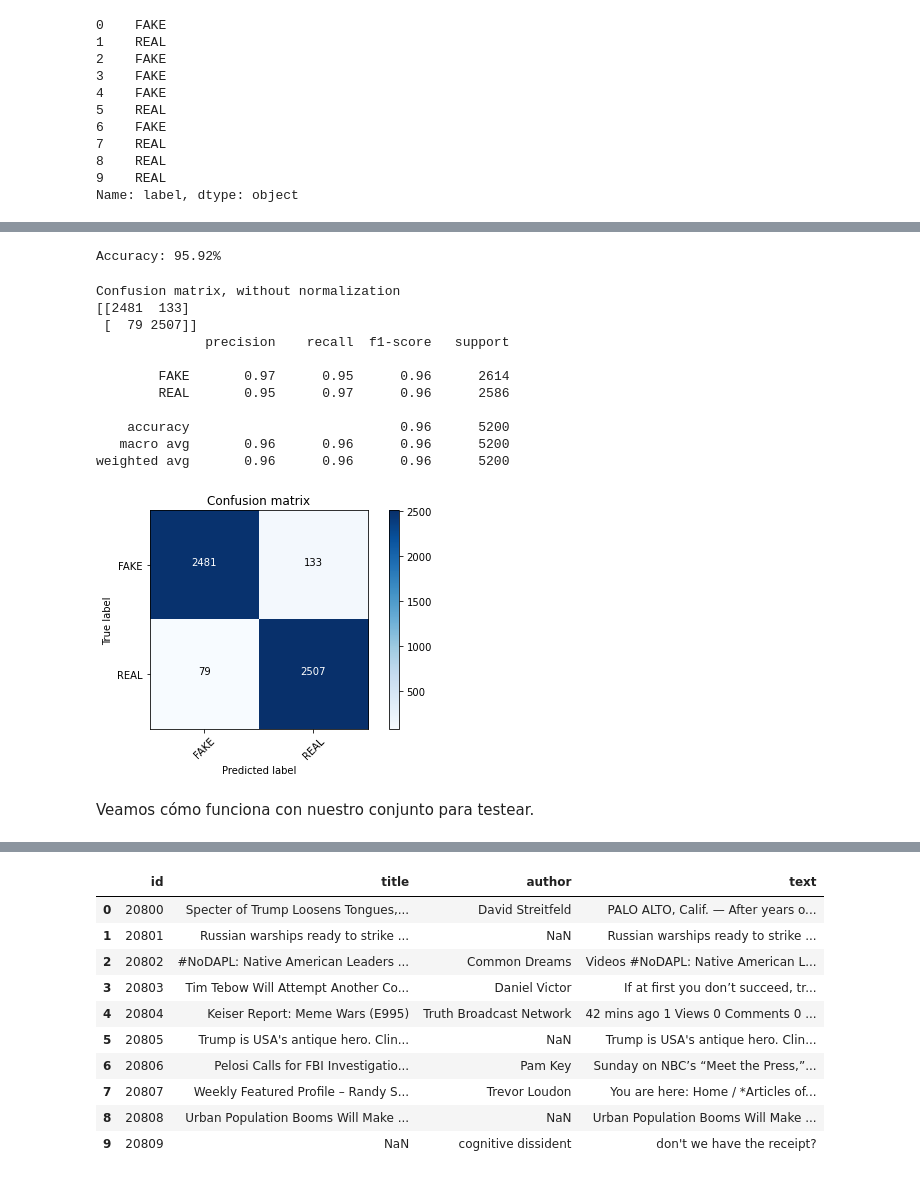
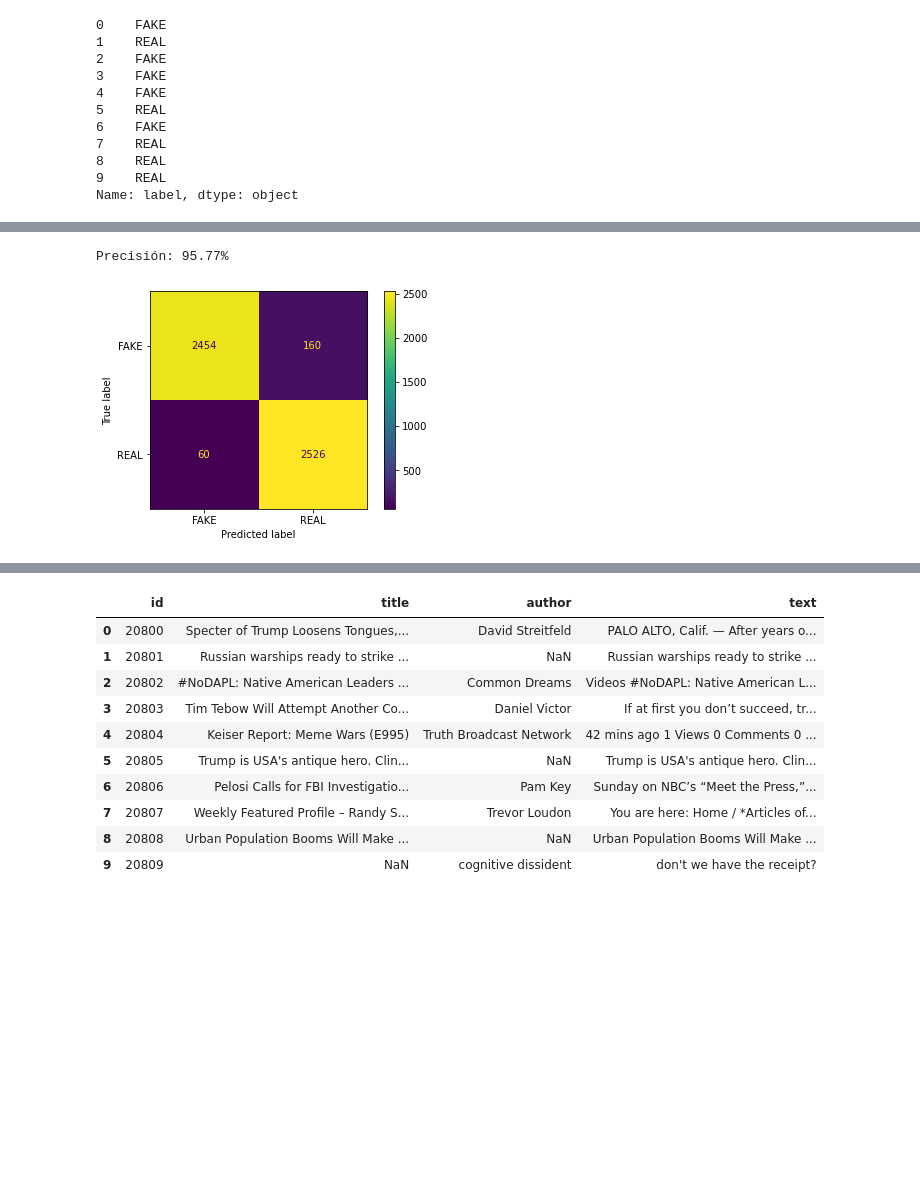
Before and after one commit to taniarubi/redes-neuronales, a Jupyter notebook: proyecto/proyecto1/src/proyecto1.ipynb, the cells around one changed output, grey strips where cells are left out. Drawn from its saved outputs; the diff is of its cells as text; code cells hidden in the pictures; blank space fills up the shorter version.

```diff
--- a/proyecto/proyecto1/src/proyecto1.ipynb
+++ b/proyecto/proyecto1/src/proyecto1.ipynb
@@ -91,72 +99,15 @@ from sklearn.metrics import accuracy_score
 
 # Obtenemos la precisión.
 score_mlp = accuracy_score(y_test, mlpc_prediction)
-print(f'Accuracy: {round(score_mlp * 100, 2)}%')
+print(f'Precisión: {round(score_mlp * 100, 2)}%')
 # %% [output]
-Accuracy: 95.92%
+Precisión: 95.77%
-# %%
-import matplotlib.pyplot as plt
-import itertools
-
-def plot_confusion_matrix(cm, classes,
-                          normalize=False,
-                          title='Confusion matrix',
-                          cmap=plt.cm.Blues):
-    """
-    See full source and example:
-    http://scikit-learn.org/stable/auto_examples/model_selection/plot_confusion_matrix.html
-
-    This function prints and plots the confusion matrix.
-    Normalization can be applied by setting `normalize=True`.
-    """
-    plt.imshow(cm, interpolation='nearest', cmap=cmap)
-    plt.title(title)
-    plt.colorbar()
-    tick_marks = np.arange(len(classes))
-    plt.xticks(tick_marks, classes, rotation=45)
-    plt.yticks(tick_marks, classes)
-
-    if normalize:
-        cm = cm.astype('float') / cm.sum(axis=1)[:, np.newaxis]
-        print("Normalized confusion matrix")
-    else:
-        print('Confusion matrix, without normalization')
-
-    thresh = cm.max() / 2.
-    for i, j in itertools.product(range(cm.shape[0]), range(cm.shape[1])):
-        plt.text(j, i, cm[i, j],
-                 horizontalalignment="center",
-                 color="white" if cm[i, j] > thresh else "black")
-
-    plt.tight_layout()
-    plt.ylabel('True label')
-    plt.xlabel('Predicted label')
-# %%
-from sklearn.metrics import classification_report, confusion_matrix
-import sklearn.metrics as metrics
-
-# Obtenemos la matriz de confusión.
-confusion_matrix(y_test, mlpc_prediction, labels = ['FAKE','REAL'])
-
-cm = metrics.confusion_matrix(y_test, mlpc_prediction, labels = ['FAKE', 'REAL'])
-
-# Visualizamos la matriz de confusión.
-plot_confusion_matrix(cm, classes=['FAKE', 'REAL'])
-
-print(confusion_matrix(y_test, mlpc_prediction))
-print(classification_report(y_test, mlpc_prediction))
-# %% [output]
-Confusion matrix, without normalization
-[[2481  133]
- [  79 2507]]
-              precision    recall  f1-score   support
-
-        FAKE       0.97      0.95      0.96      2614
-        REAL       0.95      0.97      0.96      2586
-
-    accuracy                           0.96      5200
-   macro avg       0.96      0.96      0.96      5200
-weighted avg       0.96      0.96      0.96      5200
-[figure, removed]
-# %% [markdown]
-Veamos cómo funciona con nuestro conjunto para testear.
+# %%
+from sklearn.metrics import plot_confusion_matrix
+import matplotlib.pyplot as plt
+
+# Visualizamos su respectiva matriz de confusión.
+plot_confusion_matrix(mlpc_entrenamiento, v_test, y_test)
+plt.show()
+# %% [output]
+[figure, added]
```
Also changed, not shown: parts of 36 cells of this notebook, 1 other file.
